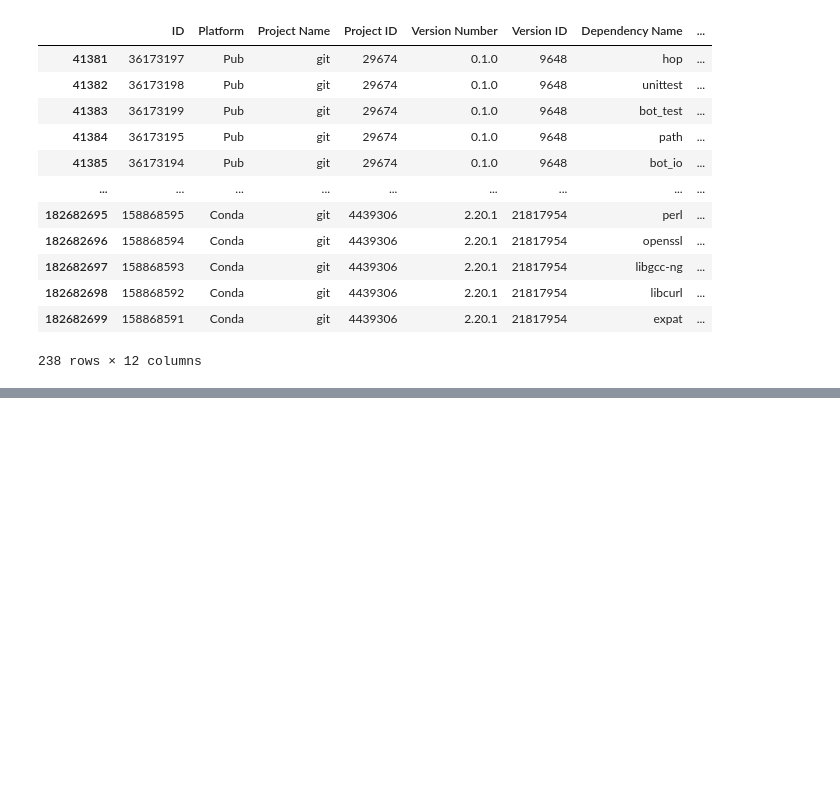
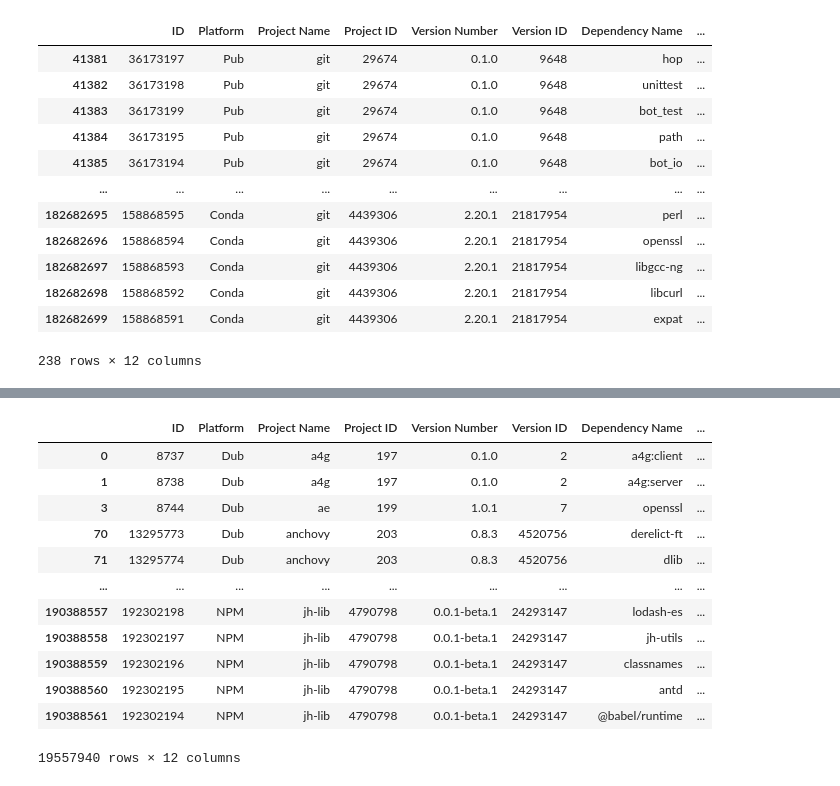
Before and after one commit to samuelc254/cr-ufabc, a Jupyter notebook: main.ipynb, the cells around one changed output, grey strips where cells are left out. Drawn from its saved outputs; the diff is of its cells as text; code cells hidden in the pictures; blank space fills up the shorter version.

Commit message:
dados filtrados para manter apenas versões mais recentes

```diff
--- a/main.ipynb
+++ b/main.ipynb
@@ -37,0 +87,19 @@ df[df["Project Name"] == "git"]
+# %%
+df_filtrado_no_index = pd.read_parquet("DB/dependencies-1.6.0-2020-01-12-latest_noindex.parquet")
+df_filtrado = pd.read_parquet("DB/dependencies-1.6.0-2020-01-12-latest.parquet")
+# %%
+df_filtrado
+# %% [output]
+|  | ID | Platform | Project Name | Project ID | Version Number | Version ID | Dependency Name | ... |
+| 0 | 8737 | Dub | a4g | 197 | 0.1.0 | 2 | a4g:client | ... |
+| 1 | 8738 | Dub | a4g | 197 | 0.1.0 | 2 | a4g:server | ... |
+| 3 | 8744 | Dub | ae | 199 | 1.0.1 | 7 | openssl | ... |
+| 70 | 13295773 | Dub | anchovy | 203 | 0.8.3 | 4520756 | derelict-ft | ... |
+| 71 | 13295774 | Dub | anchovy | 203 | 0.8.3 | 4520756 | dlib | ... |
+| ... | ... | ... | ... | ... | ... | ... | ... | ... |
+| 190388557 | 192302198 | NPM | jh-lib | 4790798 | 0.0.1-beta.1 | 24293147 | lodash-es | ... |
+| 190388558 | 192302197 | NPM | jh-lib | 4790798 | 0.0.1-beta.1 | 24293147 | jh-utils | ... |
+| 190388559 | 192302196 | NPM | jh-lib | 4790798 | 0.0.1-beta.1 | 24293147 | classnames | ... |
+| 190388560 | 192302195 | NPM | jh-lib | 4790798 | 0.0.1-beta.1 | 24293147 | antd | ... |
+| 190388561 | 192302194 | NPM | jh-lib | 4790798 | 0.0.1-beta.1 | 24293147 | @babel/runtime | ... |
+19557940 rows × 12 columns
```
Also changed, not shown: parts of 5 cells of this notebook.
